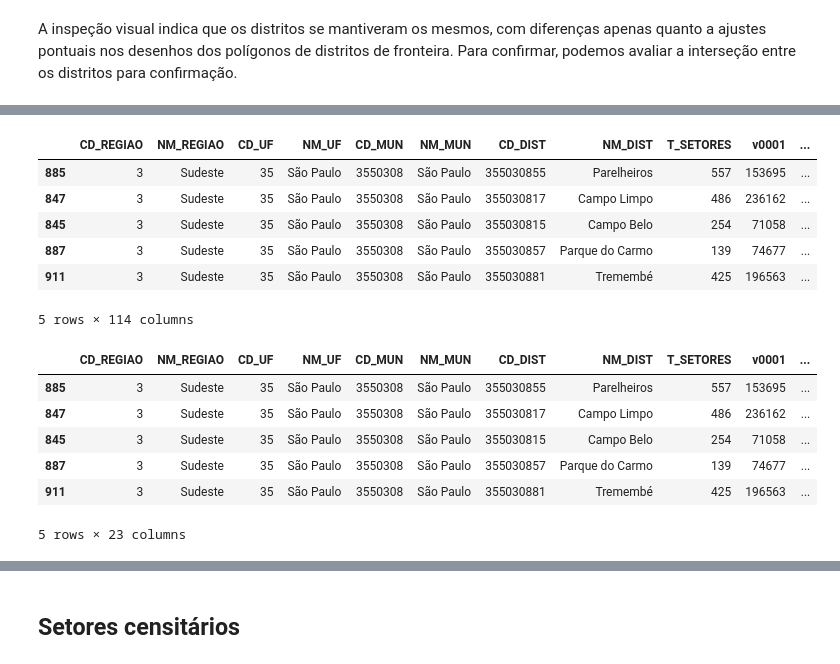
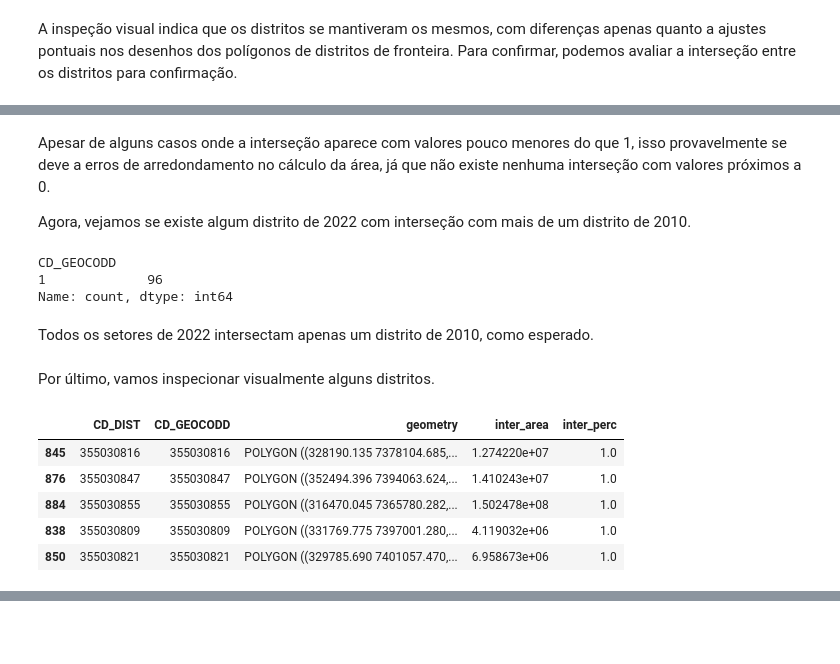
Before and after one commit to sepep-pmsp/compatibilizacao-setores-censitarios, a Jupyter notebook: Compatibilização.ipynb, the cells around one changed output, grey strips where cells are left out. Drawn from its saved outputs; the diff is of its cells as text; code cells hidden in the pictures; blank space fills up the shorter version.

```diff
--- a/Compatibilização.ipynb
+++ b/Compatibilização.ipynb
@@ -309,5 +359,6 @@ distritos_2010 = distritos10['CD_GEOCODD'].to_list()
 # %%
-prop_22to10 = distritos22.copy()
-prop_22to10.loc[:,distritos_2010] = prop_22to10.apply(lambda x: prop(x, distritos10['geometry']).inter_perc.to_list(), axis=1)
-prop_22to10
+prop_22 = distritos22.copy()
+prop_22 = prop_22.apply(lambda x: prop(x, distritos10[['CD_GEOCODD', 'geometry']], left_key_col='CD_DIST', right_key_col='CD_GEOCODD'), axis=1)
+prop_22 = pd.concat(prop_22.values)
+prop_22
 # %% [output]
@@ -349,22 +401,26 @@ prop_22to10[prop_22to10['qtd_inter']>1]
+# %% [markdown]
+
+Apesar de alguns casos onde a interseção aparece com valores pouco menores do que 1, isso provavelmente se deve a erros de arredondamento no cálculo da área, já que não existe nenhuma interseção com valores próximos a 0.
+
+Agora, vejamos se existe algum distrito de 2022 com interseção com mais de um distrito de 2010.
+# %%
+count_22 = prop_22[['CD_DIST','CD_GEOCODD']].groupby('CD_DIST').count()
+count_22.value_counts()
+# %% [output]
+CD_GEOCODD
+1             96
+Name: count, dtype: int64
+# %% [markdown]
+Todos os setores de 2022 intersectam apenas um distrito de 2010, como esperado.
+# %% [markdown]
+Por último, vamos inspecionar visualmente alguns distritos.
 # %%
-sample = prop_22to10.sample(5)
+sample = prop_22.sample(5)
 sample
 # %% [output]
-|  | CD_REGIAO | NM_REGIAO | CD_UF | NM_UF | CD_MUN | NM_MUN | CD_DIST | NM_DIST | T_SETORES | v0001 | ... |
-| 885 | 3 | Sudeste | 35 | São Paulo | 3550308 | São Paulo | 355030855 | Parelheiros | 557 | 153695 | ... |
-| 847 | 3 | Sudeste | 35 | São Paulo | 3550308 | São Paulo | 355030817 | Campo Limpo | 486 | 236162 | ... |
-| 845 | 3 | Sudeste | 35 | São Paulo | 3550308 | São Paulo | 355030815 | Campo Belo | 254 | 71058 | ... |
-| 887 | 3 | Sudeste | 35 | São Paulo | 3550308 | São Paulo | 355030857 | Parque do Carmo | 139 | 74677 | ... |
-| 911 | 3 | Sudeste | 35 | São Paulo | 3550308 | São Paulo | 355030881 | Tremembé | 425 | 196563 | ... |
+|  | CD_DIST | CD_GEOCODD | geometry | inter_area | inter_perc |
+| 845 | 355030816 | 355030816 | POLYGON ((328190.135 7378104.685,... | 1.274220e+07 | 1.0 |
+| 876 | 355030847 | 355030847 | POLYGON ((352494.396 7394063.624,... | 1.410243e+07 | 1.0 |
+| 884 | 355030855 | 355030855 | POLYGON ((316470.045 7365780.282,... | 1.502478e+08 | 1.0 |
+| 838 | 355030809 | 355030809 | POLYGON ((331769.775 7397001.280,... | 4.119032e+06 | 1.0 |
+| 850 | 355030821 | 355030821 | POLYGON ((329785.690 7401057.470,... | 6.958673e+06 | 1.0 |
-5 rows × 114 columns
-# %%
-sample = sample.loc[:, (sample != 0).any()]
-sample
-# %% [output]
-|  | CD_REGIAO | NM_REGIAO | CD_UF | NM_UF | CD_MUN | NM_MUN | CD_DIST | NM_DIST | T_SETORES | v0001 | ... |
-| 885 | 3 | Sudeste | 35 | São Paulo | 3550308 | São Paulo | 355030855 | Parelheiros | 557 | 153695 | ... |
-| 847 | 3 | Sudeste | 35 | São Paulo | 3550308 | São Paulo | 355030817 | Campo Limpo | 486 | 236162 | ... |
-| 845 | 3 | Sudeste | 35 | São Paulo | 3550308 | São Paulo | 355030815 | Campo Belo | 254 | 71058 | ... |
-| 887 | 3 | Sudeste | 35 | São Paulo | 3550308 | São Paulo | 355030857 | Parque do Carmo | 139 | 74677 | ... |
-| 911 | 3 | Sudeste | 35 | São Paulo | 3550308 | São Paulo | 355030881 | Tremembé | 425 | 196563 | ... |
-5 rows × 23 columns
@@ -386,5 +445,3 @@ folium.LayerControl().add_to(mapa_inter)  # use folium to add layer control
 mapa_inter
 # %% [output]
 [interactive output not drawn]
-# %% [markdown]
-## Setores censitários
```
Also changed, not shown: parts of 49 cells of this notebook.
